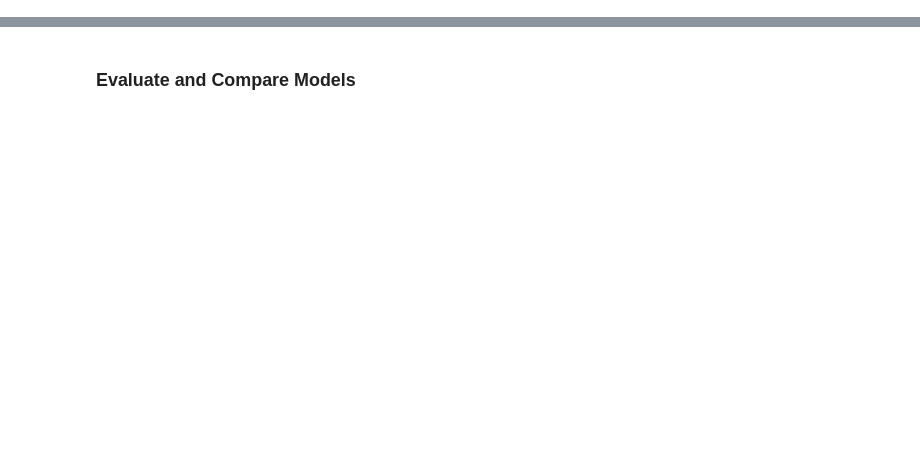
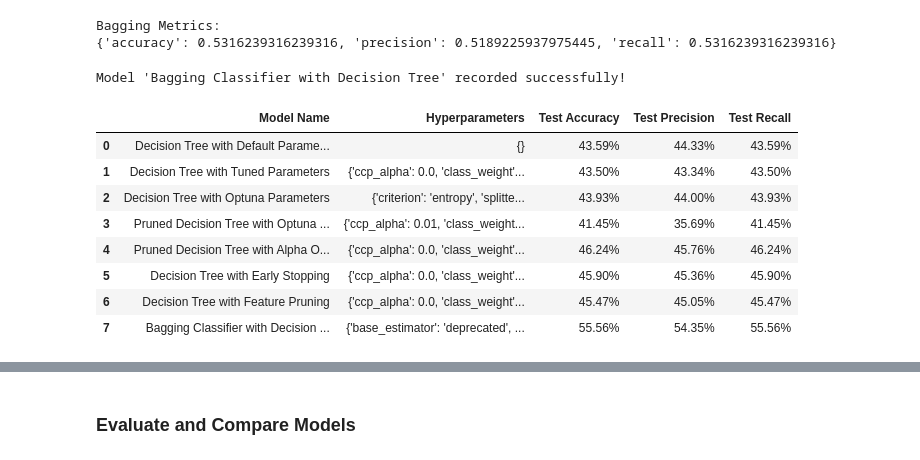
Before and after one commit to Aaron2k02/data-mining-warehousing-wages-analysis, a Jupyter notebook: notebooks/04_modelling/00_GridSearch.ipynb, the cells around one changed output, grey strips where cells are left out. Saved outputs shown, nothing was run; the diff lists cells and outputs as text; code cells hidden in the pictures; blank space fills up the shorter version.

```diff
--- a/notebooks/04_modelling/00_GridSearch.ipynb
+++ b/notebooks/04_modelling/00_GridSearch.ipynb
@@ -142,0 +434,46 @@ record_trained_model("Pruned Decision Tree with Optuna Parameters", dtree_pruned
+# %%
+from sklearn.ensemble import BaggingClassifier
+
+bagging_model = BaggingClassifier(
+    estimator=DecisionTreeClassifier(**best_params, random_state=123),
+    n_estimators=50, random_state=123
+)
+bagging_model.fit(X_train, y_train)
+
+bagging_metrics = {
+    "accuracy": accuracy_score(y_test, bagging_model.predict(X_test)),
+    "precision": precision_score(y_test, bagging_model.predict(X_test), average='weighted'),
+    "recall": recall_score(y_test, bagging_model.predict(X_test), average='weighted')
+}
+
+print("\nBagging Metrics:")
+print(bagging_metrics)
+# %% [output]
+Bagging Metrics:
+{'accuracy': 0.5316239316239316, 'precision': 0.5189225937975445, 'recall': 0.5316239316239316}
+# %%
+# Record the performance of the Bagging model
+record_trained_model(
+    "Bagging Classifier with Decision Tree",
+    bagging_model.get_params(),
+    f"n_estimators=50",
+    {
+        "accuracy": bagging_metrics["accuracy"],
+        "precision": bagging_metrics["precision"],
+        "recall": bagging_metrics["recall"]
+    }
+)
+# %% [output]
+Model 'Bagging Classifier with Decision Tree' recorded successfully!
+# %%
+model_records
+# %% [output]
+|  | Model Name | Hyperparameters | Test Accuracy | Test Precision | Test Recall |
+| 0 | Decision Tree with Default Parame... | {} | 43.59% | 44.33% | 43.59% |
+| 1 | Decision Tree with Tuned Parameters | {'ccp_alpha': 0.0, 'class_weight'... | 43.50% | 43.34% | 43.50% |
+| 2 | Decision Tree with Optuna Parameters | {'criterion': 'entropy', 'splitte... | 43.93% | 44.00% | 43.93% |
+| 3 | Pruned Decision Tree with Optuna ... | {'ccp_alpha': 0.01, 'class_weight... | 41.45% | 35.69% | 41.45% |
+| 4 | Pruned Decision Tree with Alpha O... | {'ccp_alpha': 0.0, 'class_weight'... | 46.24% | 45.76% | 46.24% |
+| 5 | Decision Tree with Early Stopping | {'ccp_alpha': 0.0, 'class_weight'... | 45.90% | 45.36% | 45.90% |
+| 6 | Decision Tree with Feature Pruning | {'ccp_alpha': 0.0, 'class_weight'... | 45.47% | 45.05% | 45.47% |
+| 7 | Bagging Classifier with Decision ... | {'base_estimator': 'deprecated', ... | 55.56% | 54.35% | 55.56% |
```
Also changed, not shown: parts of 45 cells of this notebook, 1 other file.
